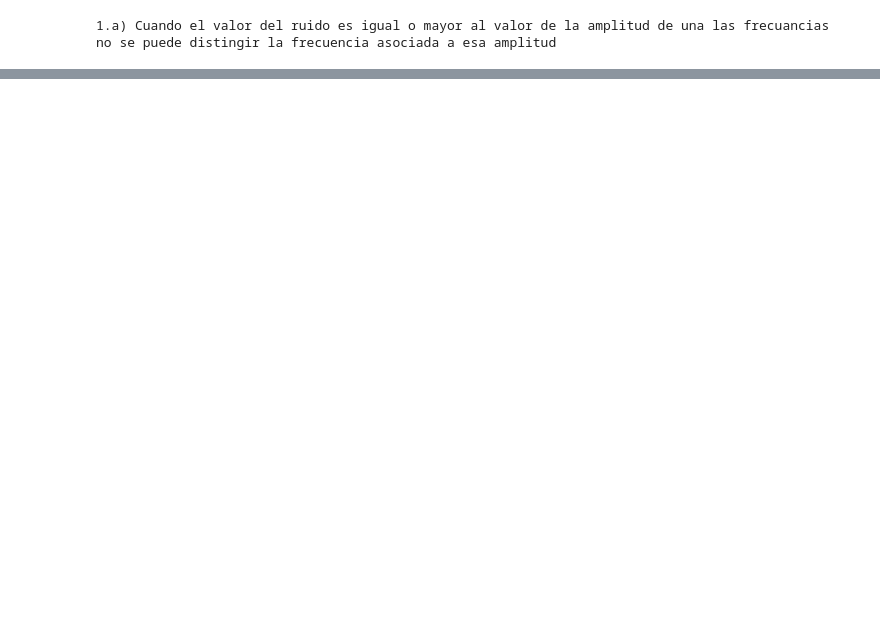
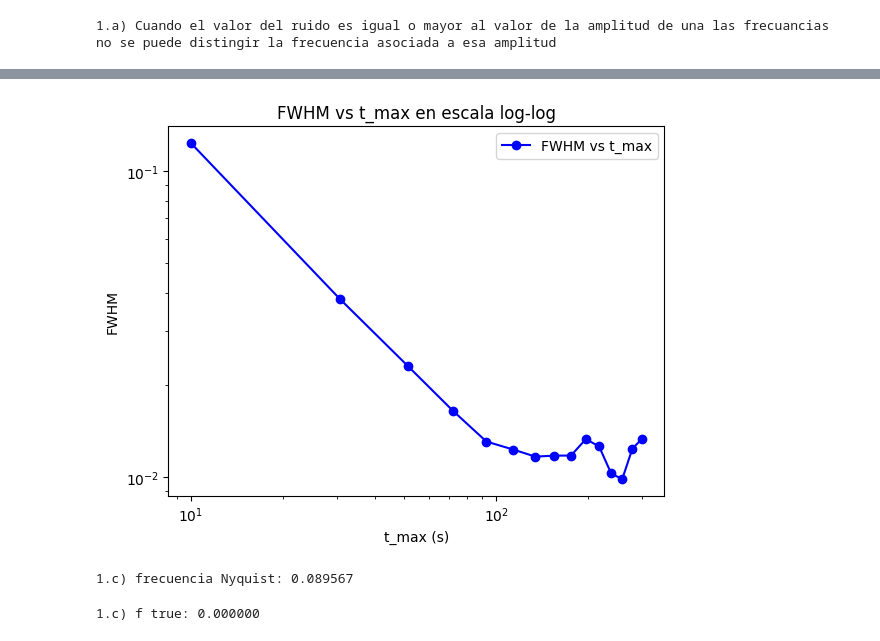
Before and after one commit to JessiDaniL/metodos2_grupo1, a Jupyter notebook: Talleres/Taller_2/Punto1.ipynb, the cells around one changed output, grey strips where cells are left out. Saved outputs shown, nothing was run; the diff lists cells and outputs as text; code cells hidden in the pictures; blank space fills up the shorter version.

Commit message:
Punto 1.a terminado y avances del 1.b y 1.c

```diff
--- a/Talleres/Taller_2/Punto1.ipynb
+++ b/Talleres/Taller_2/Punto1.ipynb
@@ -67,0 +79,3 @@ plt.plot(ts_fund,ys_fund)
+# %%
+def gaussiana(x, A, mu, sigma):
+    return A * np.exp(-(x - mu) ** 2 / (2 * sigma ** 2))
@@ -67,0 +96,46 @@ plt.plot(ts_fund,ys_fund)
+# %%
+#Ahora tenemos que ver la tendencia cambian dt
+t_max = np.linspace(10,300,15)
+FWHM_x= []
+for i in t_max:
+    señal_x = datos_prueba(i,0.01,[2],[4])
+    ts_x = señal_x[0]
+    ys_x= señal_x[1]
+    freq_x= np.linspace(0,5,500)
+    FFT_fundx= [Fourier(ts_x,ys_x,f) for f in freq_x]
+    FTT_absx= np.abs(FFT_fundx)
+    valor=FWHM(freq_x,FTT_absx)
+    FWHM_x.append(valor)
+# %%
+plt.loglog(t_max, FWHM_x, 'o-', label='FWHM vs t_max',color= "b")
+plt.xlabel("t_max (s)")
+plt.ylabel("FWHM")
+plt.title("FWHM vs t_max en escala log-log")
+plt.legend()
+plt.savefig("1.b.pdf")
+# %% [output]
+[figure, added]
+# %%
+#Punto 1.c
+datos = np.loadtxt("Datos/Datos_punto1.csv", delimiter=";")
+
+t = datos[:, 0]
+y = datos[:, 1]
+sigma_y= datos[:, 2]
+
+#Calculamos la frecuencia de Nyquist
+dt = np.mean(np.diff(t))
+f_nyquist = 1 / (2 * dt)
+print(f"1.c) frecuencia Nyquist: {f_nyquist:.6f}")
+# %% [output]
+1.c) frecuencia Nyquist: 0.089567
+# %%
+fft_vals = np.fft.fft(y)
+freqs = np.fft.fftfreq(len(t), dt)
+fft_abs = np.abs(fft_vals)
+
+# Encontrar la frecuencia dominante
+f_true = freqs[np.argmax(fft_abs)]
+print(f"1.c) f true: {f_true:.6f}")
+# %% [output]
+1.c) f true: 0.000000
```
Also changed, not shown: parts of 9 cells of this notebook, 4 other files.
